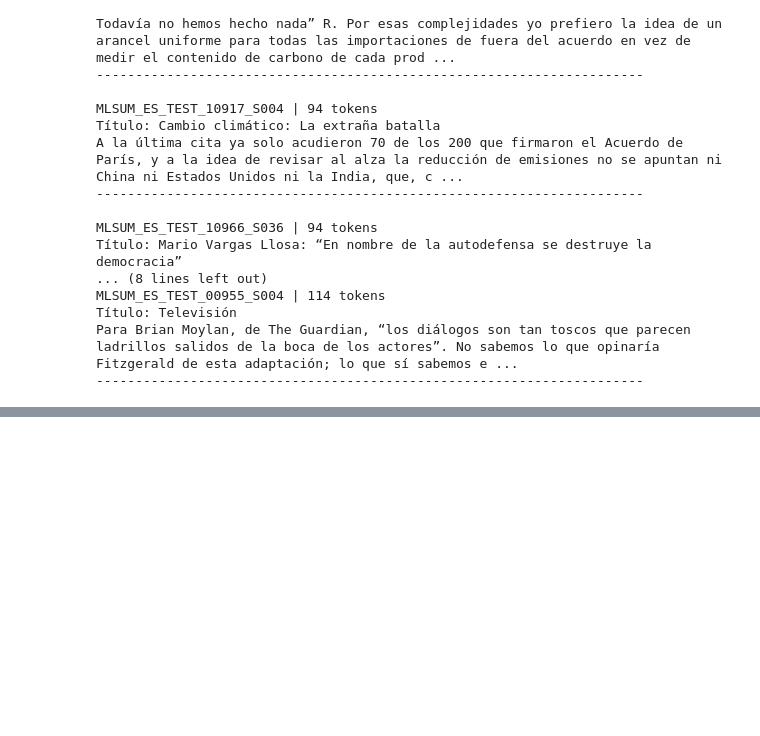
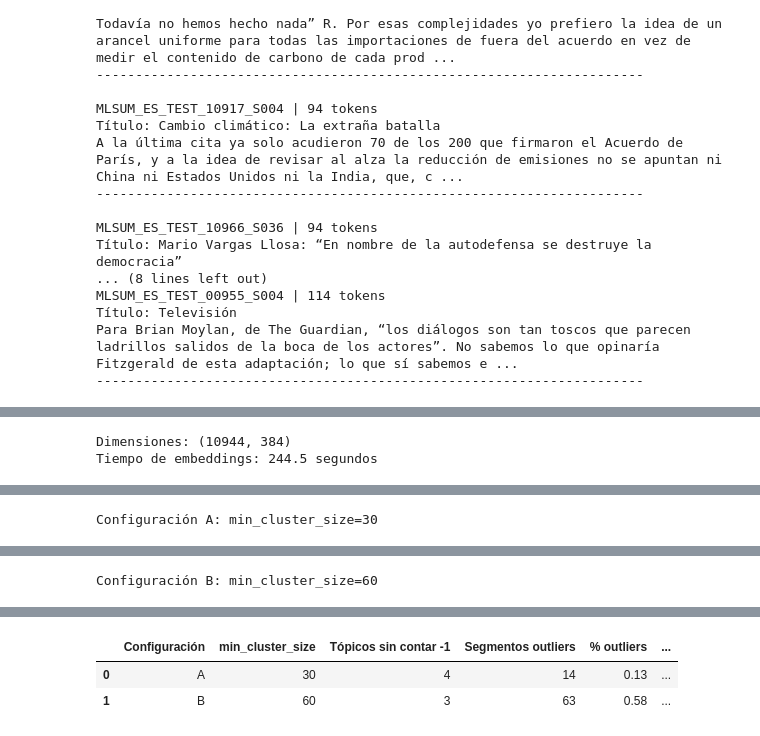
Before and after one commit to Peripera/Bertopic, a Jupyter notebook: bertopic:v1.ipynb, the cells around one changed output, grey strips where cells are left out. Drawn from its saved outputs; the diff is of its cells as text; code cells hidden in the pictures; blank space fills up the shorter version.

Commit message:
adding and comparing model

```diff
--- a/bertopic:v1.ipynb
+++ b/bertopic:v1.ipynb
@@ -439,0 +482,21 @@ Para Brian Moylan, de The Guardian, “los diálogos son tan toscos que parecen
+# %%
+inicio = perf_counter()
+
+embeddings = modelo_embeddings.encode(
+    docs,
+    batch_size=32,
+    show_progress_bar=True,
+    convert_to_numpy=True,
+    normalize_embeddings=True
+)
+
+tiempo_embeddings = perf_counter() - inicio
+
+assert embeddings.shape[0] == len(docs)
+assert np.isfinite(embeddings).all()
+
+print("Dimensiones:", embeddings.shape)
+print(f"Tiempo de embeddings: {tiempo_embeddings:.1f} segundos")
+# %% [output]
+Dimensiones: (10944, 384)
+Tiempo de embeddings: 244.5 segundos
@@ -439,0 +538,49 @@ Para Brian Moylan, de The Guardian, “los diálogos son tan toscos que parecen
+# %%
+configuraciones = {
+    "A": 30,
+    "B": 60
+}
+
+modelos = {}
+asignaciones = {}
+resultados = []
+
+for nombre, tamano_minimo in configuraciones.items():
+
+    print(f"\nConfiguración {nombre}: min_cluster_size={tamano_minimo}")
+
+    modelo = crear_modelo(tamano_minimo)
+
+    inicio = perf_counter()
+
+    topicos, _ = modelo.fit_transform(
+        docs,
+        embeddings=embeddings
+    )
+
+    segundos = perf_counter() - inicio
+
+    topicos = np.asarray(topicos)
+    info = modelo.get_topic_info()
+    info_validos = info[info["Topic"] != -1]
+
+    modelos[nombre] = modelo
+    asignaciones[nombre] = topicos
+
+    resultados.append({
+        "Configuración": nombre,
+        "min_cluster_size": tamano_minimo,
+        "Tópicos sin contar -1": len(info_validos),
+        "Segmentos outliers": int((topicos == -1).sum()),
+        "% outliers": 100 * (topicos == -1).mean(),
+        "Tamaño del tópico mayor": (
+            int(info_validos["Count"].max())
+            if not info_validos.empty else 0
+        ),
+        "Tiempo de modelado (s)": segundos
+    })
+
+comparacion = pd.DataFrame(resultados)
+
+display(comparacion.round(2))
+# %% [output]
@@ -439,0 +588 @@ Para Brian Moylan, de The Guardian, “los diálogos son tan toscos que parecen
+Configuración A: min_cluster_size=30
@@ -439,0 +595 @@ Para Brian Moylan, de The Guardian, “los diálogos son tan toscos que parecen
+Configuración B: min_cluster_size=60
@@ -439,0 +601,3 @@ Para Brian Moylan, de The Guardian, “los diálogos son tan toscos que parecen
+|  | Configuración | min_cluster_size | Tópicos sin contar -1 | Segmentos outliers | % outliers | ... |
+| 0 | A | 30 | 4 | 14 | 0.13 | ... |
+| 1 | B | 60 | 3 | 63 | 0.58 | ... |
```
Also changed, not shown: parts of 6 cells of this notebook.
